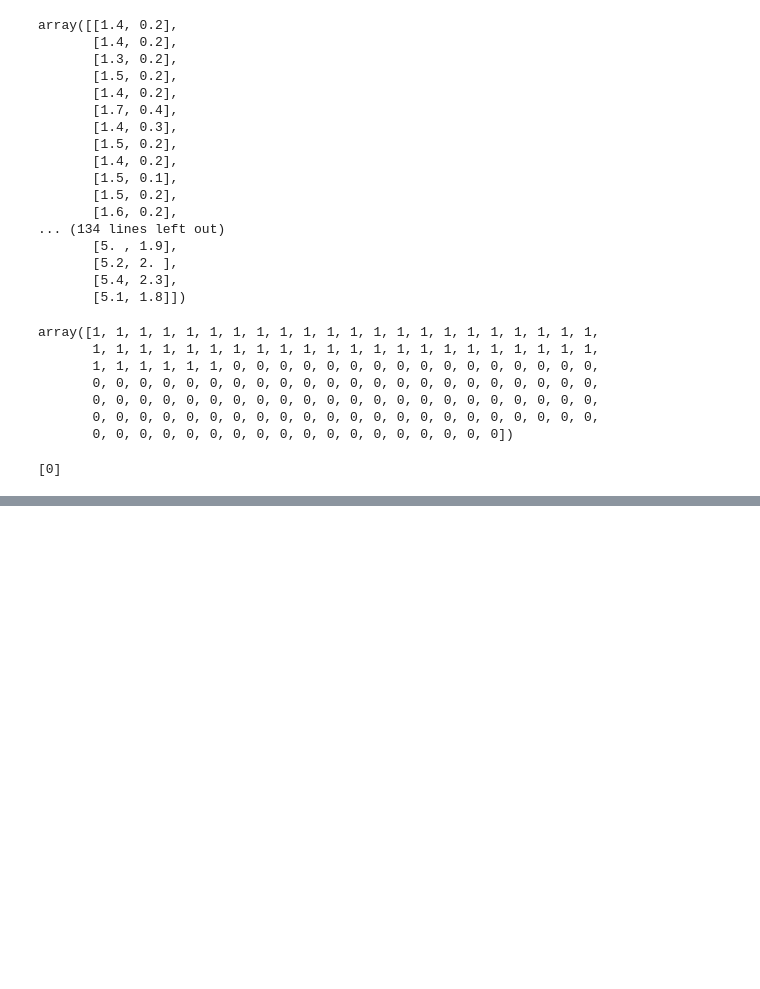
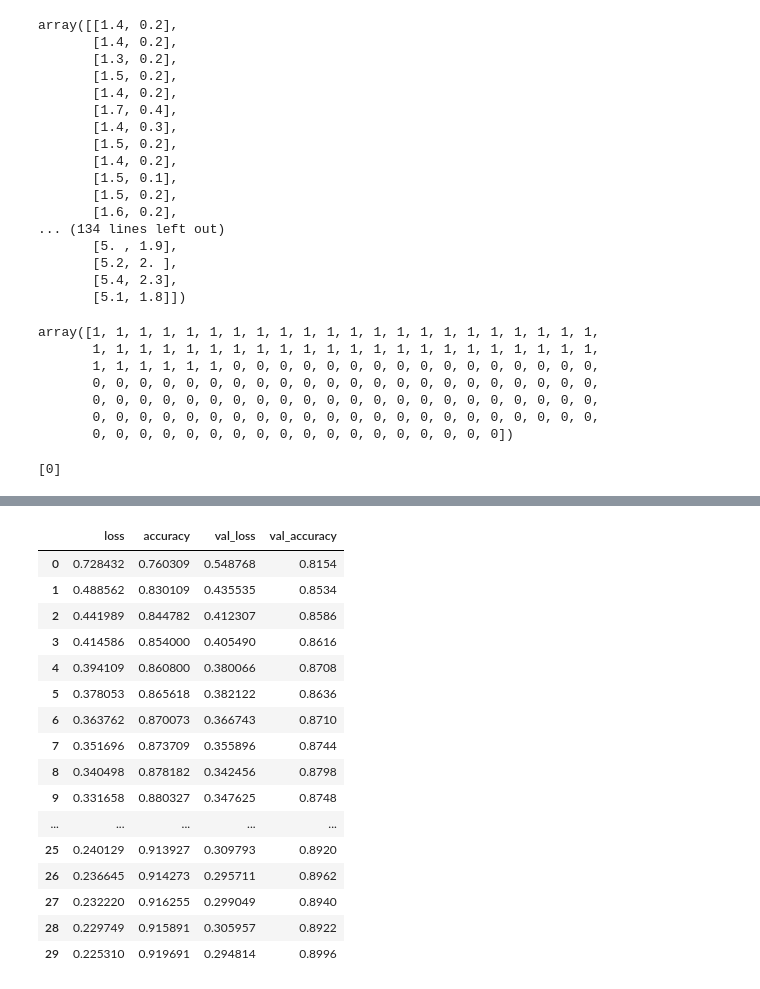
Before and after one commit to beercafeguy/PyMLLab, a Jupyter notebook: DL_Day1.ipynb, the cells around one changed output, grey strips where cells are left out. Drawn from its saved outputs; the diff is of its cells as text; code cells hidden in the pictures; blank space fills up the shorter version.

```diff
--- a/DL_Day1.ipynb
+++ b/DL_Day1.ipynb
@@ -51,0 +83,3 @@ print(y_pred)
+# %%
+X_valid, X_train = X_train_full[:5000]/255.0, X_train_full[5000:]/255.0 # dividing by 255.0 to scale the image values to 0-1
+y_valid, y_train = y_train_full[:5000],y_train_full[5000:]
@@ -51,0 +206,25 @@ print(y_pred)
+# %%
+import pandas as pd
+import matplotlib.pyplot as plt
+
+
+history_pd = pd.DataFrame(history.history)
+history_pd
+# %% [output]
+|  | loss | accuracy | val_loss | val_accuracy |
+| 0 | 0.728432 | 0.760309 | 0.548768 | 0.8154 |
+| 1 | 0.488562 | 0.830109 | 0.435535 | 0.8534 |
+| 2 | 0.441989 | 0.844782 | 0.412307 | 0.8586 |
+| 3 | 0.414586 | 0.854000 | 0.405490 | 0.8616 |
+| 4 | 0.394109 | 0.860800 | 0.380066 | 0.8708 |
+| 5 | 0.378053 | 0.865618 | 0.382122 | 0.8636 |
+| 6 | 0.363762 | 0.870073 | 0.366743 | 0.8710 |
+| 7 | 0.351696 | 0.873709 | 0.355896 | 0.8744 |
+| 8 | 0.340498 | 0.878182 | 0.342456 | 0.8798 |
+| 9 | 0.331658 | 0.880327 | 0.347625 | 0.8748 |
+| ... | ... | ... | ... | ... |
+| 25 | 0.240129 | 0.913927 | 0.309793 | 0.8920 |
+| 26 | 0.236645 | 0.914273 | 0.295711 | 0.8962 |
+| 27 | 0.232220 | 0.916255 | 0.299049 | 0.8940 |
+| 28 | 0.229749 | 0.915891 | 0.305957 | 0.8922 |
+| 29 | 0.225310 | 0.919691 | 0.294814 | 0.8996 |
```
Also changed, not shown: parts of 25 cells of this notebook.
